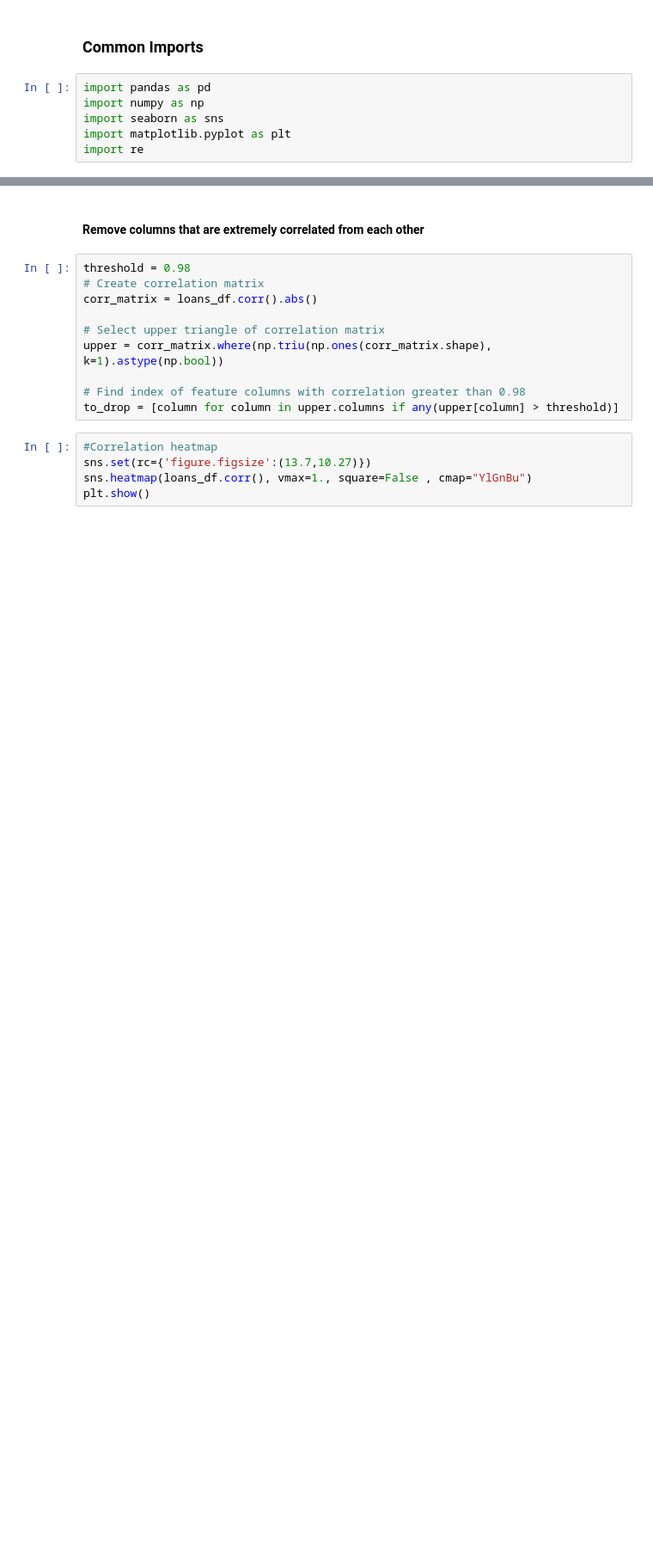
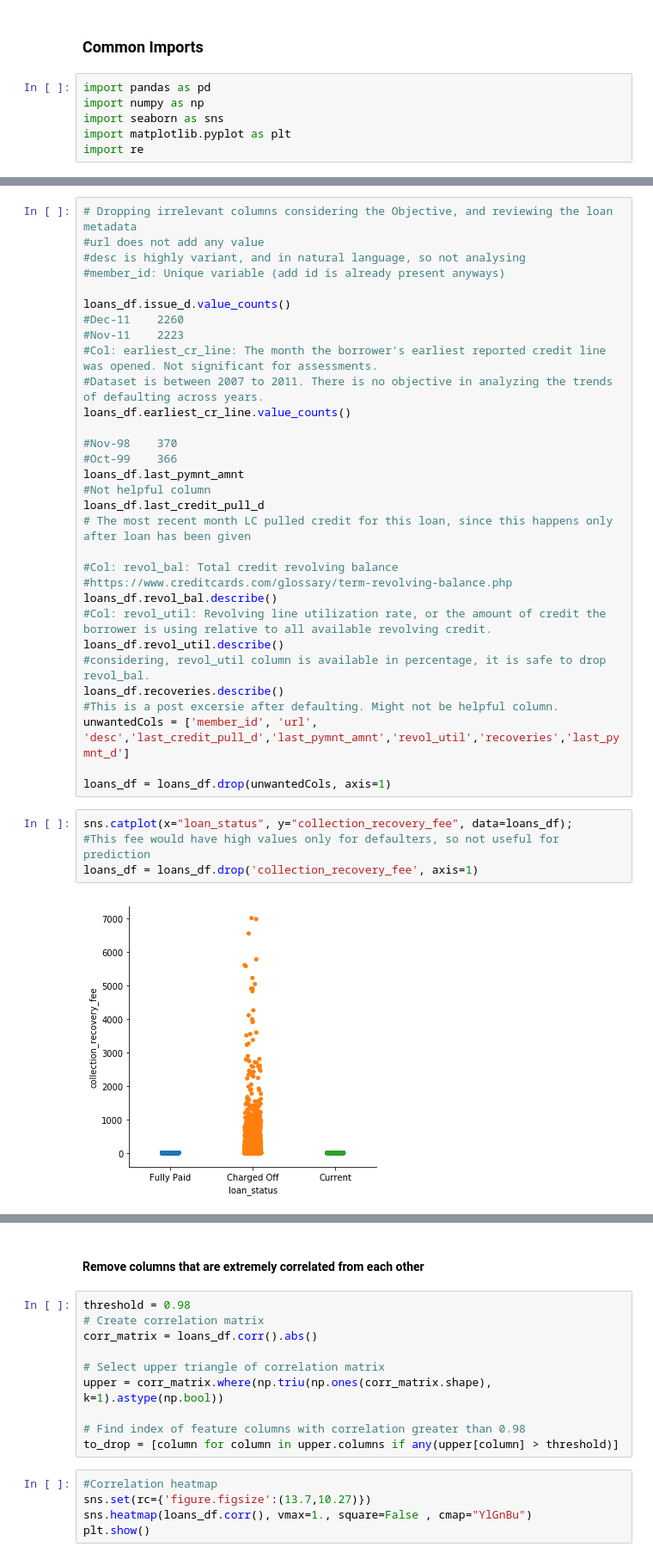
Before and after one commit to abhayace/loan-default-factors, a Jupyter notebook: Loan_Assignment_final.ipynb, the cells around one changed output, grey strips where cells are left out. Shown: that part at 86% size. Saved outputs shown, nothing was run; the diff lists cells and outputs as text; blank space fills up the shorter version.

Commit message:
Revert "Integrated data clean up code."

```diff
--- a/Loan_Assignment_final.ipynb
+++ b/Loan_Assignment_final.ipynb
@@ -737,0 +141,37 @@ loans_df = loans
+# %%
+# Dropping irrelevant columns considering the Objective, and reviewing the loan metadata
+#url does not add any value
+#desc is highly variant, and in natural language, so not analysing
+#member_id: Unique variable (add id is already present anyways)
+
+loans_df.issue_d.value_counts()
+#Dec-11    2260
+#Nov-11    2223
+#Col: earliest_cr_line: The month the borrower's earliest reported credit line was opened. Not significant for assessments.
+#Dataset is between 2007 to 2011. There is no objective in analyzing the trends of defaulting across years.
+loans_df.earliest_cr_line.value_counts()
+
+#Nov-98    370
+#Oct-99    366
+loans_df.last_pymnt_amnt
+#Not helpful column
+loans_df.last_credit_pull_d
+# The most recent month LC pulled credit for this loan, since this happens only after loan has been given
+
+#Col: revol_bal: Total credit revolving balance
+#https://www.creditcards.com/glossary/term-revolving-balance.php
+loans_df.revol_bal.describe()
+#Col: revol_util: Revolving line utilization rate, or the amount of credit the borrower is using relative to all available revolving credit.
+loans_df.revol_util.describe()
+#considering, revol_util column is available in percentage, it is safe to drop revol_bal.
+loans_df.recoveries.describe()
+#This is a post excersie after defaulting. Might not be helpful column.
+unwantedCols = ['member_id', 'url', 'desc','last_credit_pull_d','last_pymnt_amnt','revol_util','recoveries','last_pymnt_d']
+
+loans_df = loans_df.drop(unwantedCols, axis=1)
+# %%
+sns.catplot(x="loan_status", y="collection_recovery_fee", data=loans_df);
+#This fee would have high values only for defaulters, so not useful for prediction
+loans_df = loans_df.drop('collection_recovery_fee', axis=1)
+# %% [output]
+[figure, added]
```
Also changed, not shown: parts of 61 cells of this notebook.
